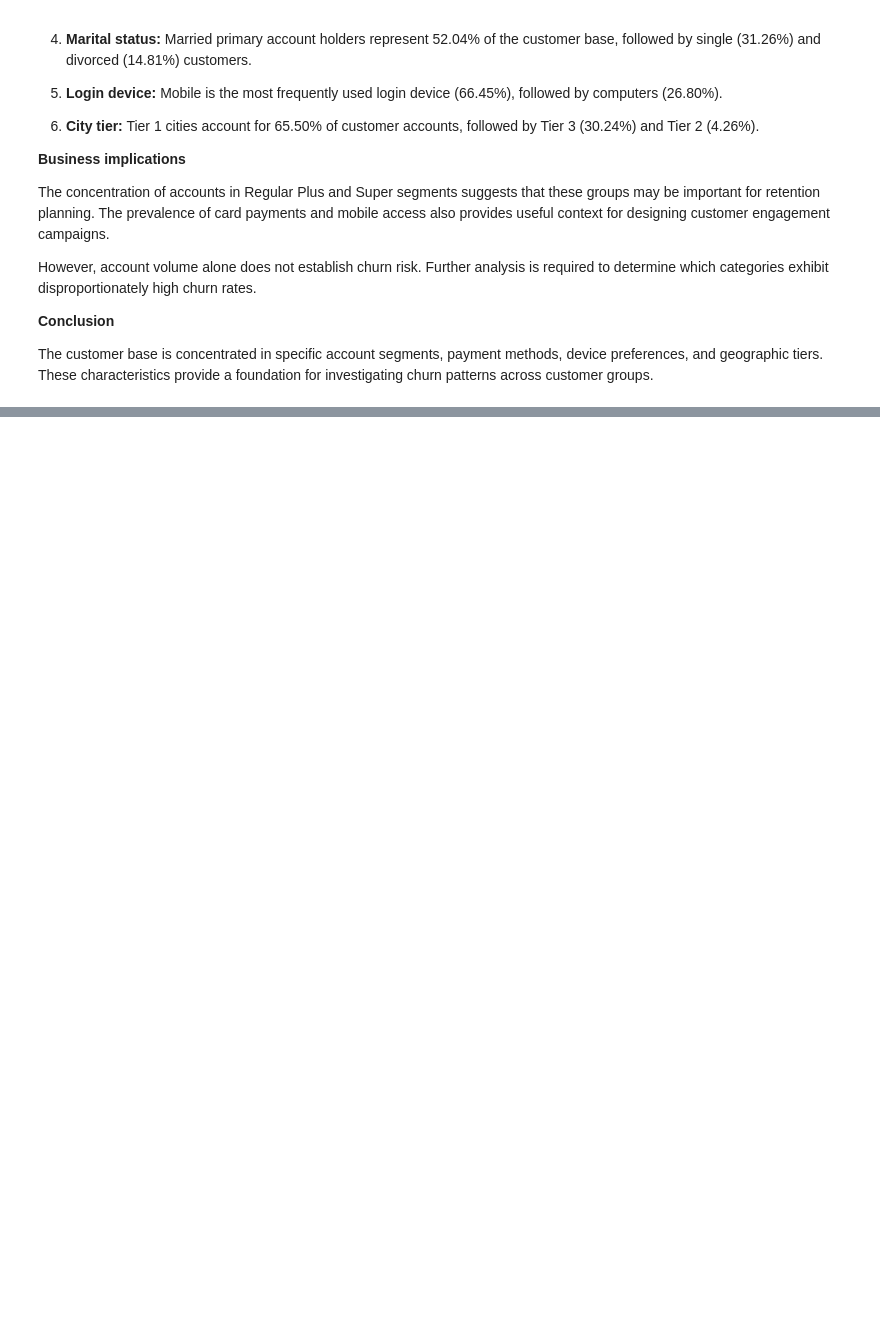
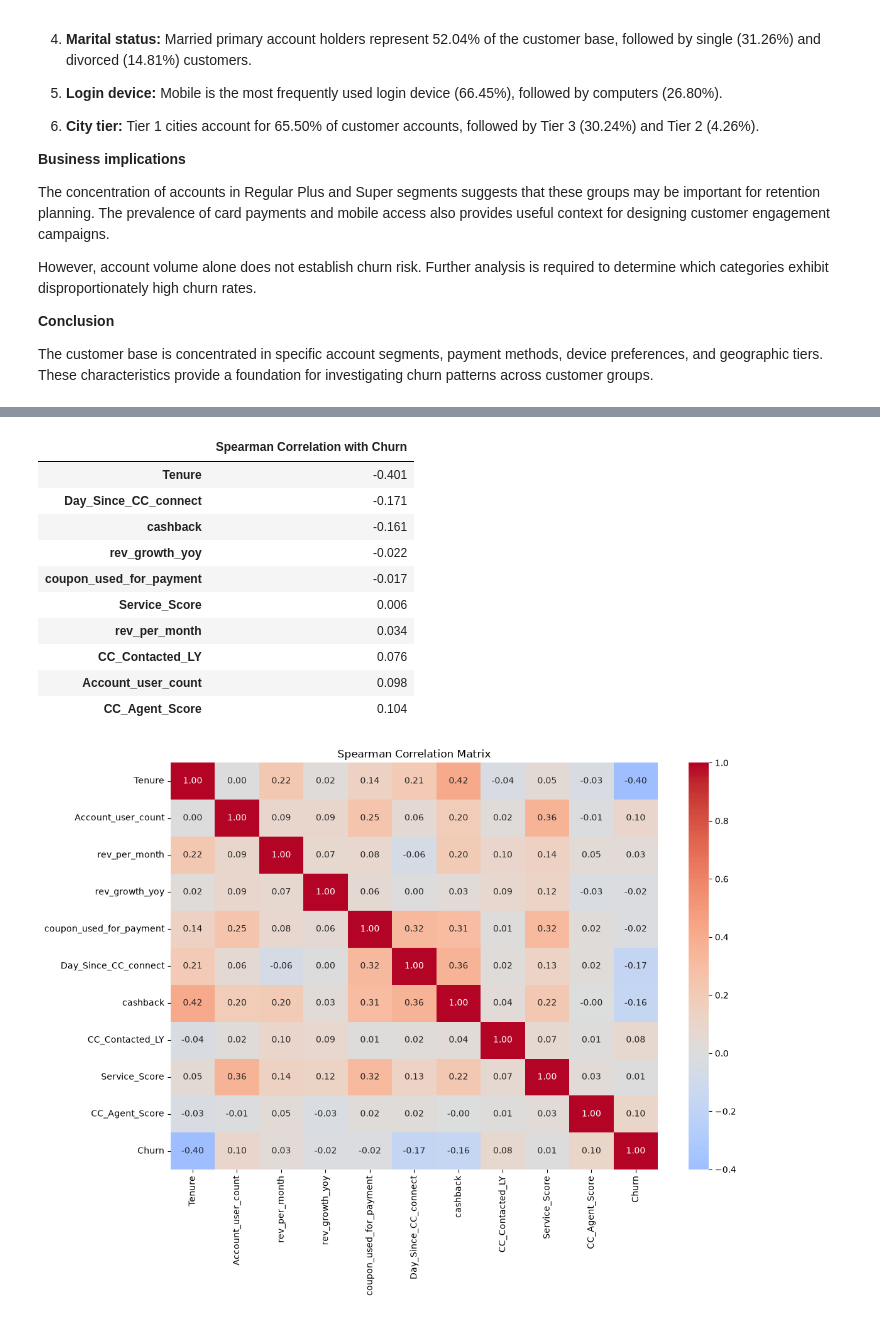
Before and after one commit to timayabi2020/churn-prediction-mlops, a Jupyter notebook: notebooks/churn_prediction.ipynb, the cells around one changed output, grey strips where cells are left out. Saved outputs shown, nothing was run; the diff lists cells and outputs as text; code cells hidden in the pictures; blank space fills up the shorter version.

```diff
--- a/notebooks/churn_prediction.ipynb
+++ b/notebooks/churn_prediction.ipynb
@@ -999,0 +1310,49 @@ The customer base is concentrated in specific account segments, payment methods,
+# %%
+# Numerical features including target
+correlation_features = numerical_features + ["Churn"]
+
+# Spearman correlation
+corr_matrix = df_eda[correlation_features].corr(
+    method="spearman"
+)
+
+# Correlation with churn
+churn_corr = (
+    corr_matrix["Churn"]
+    .drop("Churn")
+    .sort_values()
+)
+
+display(
+    churn_corr.to_frame(
+        name="Spearman Correlation with Churn"
+    ).round(3)
+)
+
+# Heatmap
+plt.figure(figsize=(12, 9))
+
+sns.heatmap(
+    corr_matrix,
+    annot=True,
+    fmt=".2f",
+    cmap="coolwarm",
+    center=0
+)
+
+plt.title("Spearman Correlation Matrix")
+plt.tight_layout()
+plt.show()
+# %% [output]
+|  | Spearman Correlation with Churn |
+| Tenure | -0.401 |
+| Day_Since_CC_connect | -0.171 |
+| cashback | -0.161 |
+| rev_growth_yoy | -0.022 |
+| coupon_used_for_payment | -0.017 |
+| Service_Score | 0.006 |
+| rev_per_month | 0.034 |
+| CC_Contacted_LY | 0.076 |
+| Account_user_count | 0.098 |
+| CC_Agent_Score | 0.104 |
+[figure, added]
```
Also changed, not shown: parts of 21 cells of this notebook.
